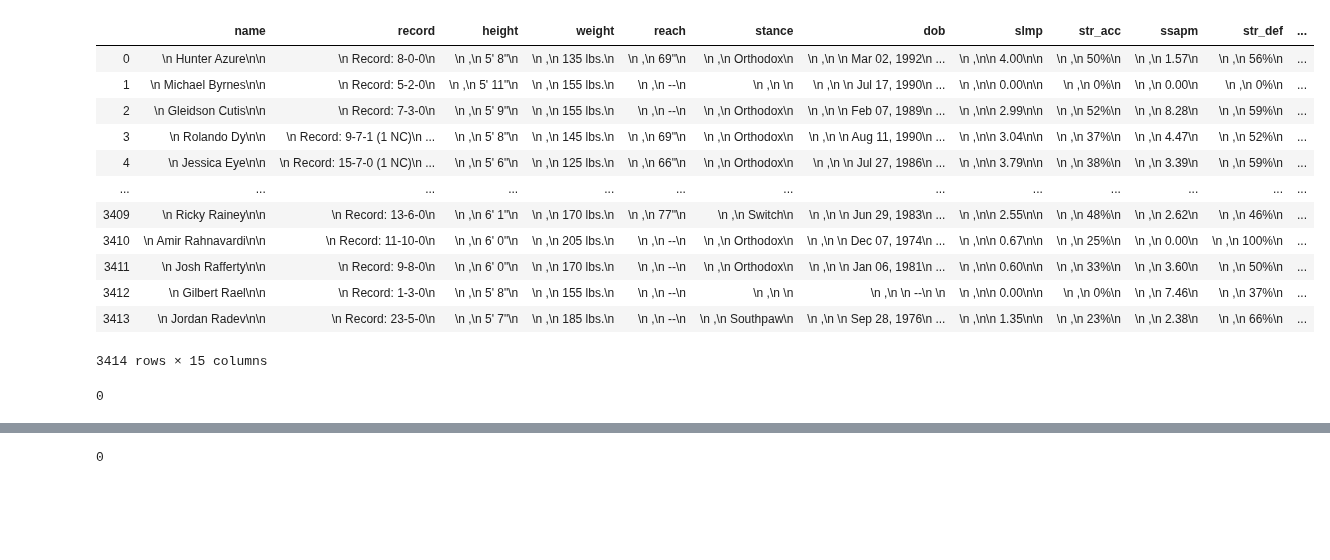
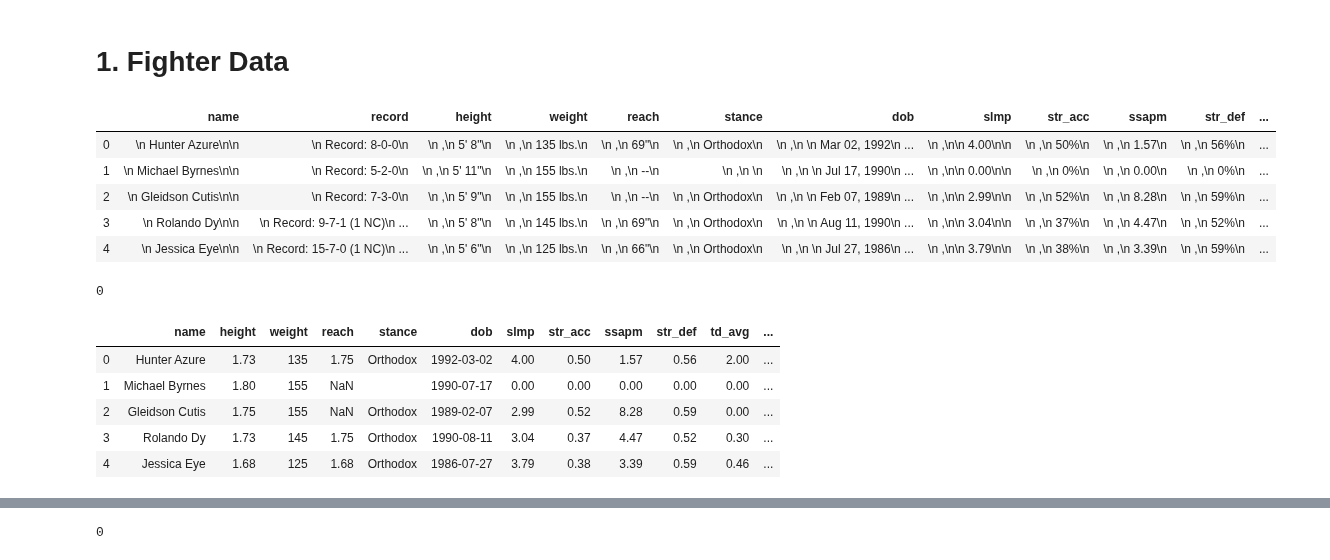
Before and after one commit to ravimalde/ufc_fight_predictor, a Jupyter notebook: cleaning.ipynb, the cells around one changed output, grey strips where cells are left out. Drawn from its saved outputs; the diff is of its cells as text; code cells hidden in the pictures; blank space fills up the shorter version.

```diff
--- a/cleaning.ipynb
+++ b/cleaning.ipynb
@@ -3,21 +5,16 @@ import pandas as pd
+# %% [markdown]
+# 1. Fighter Data
 # %%
 fighter_df = pd.read_csv("ufc_scrape/data_fighters.csv")
 # %%
-fighter_df
+fighter_df.head()
 # %% [output]
 |  | name | record | height | weight | reach | stance | dob | slmp | str_acc | ssapm | str_def | ... |
 | 0 | \n Hunter Azure\n\n | \n Record: 8-0-0\n | \n ,\n 5' 8"\n | \n ,\n 135 lbs.\n | \n ,\n 69"\n | \n ,\n Orthodox\n | \n ,\n \n Mar 02, 1992\n ... | \n ,\n\n 4.00\n\n | \n ,\n 50%\n | \n ,\n 1.57\n | \n ,\n 56%\n | ... |
 | 1 | \n Michael Byrnes\n\n | \n Record: 5-2-0\n | \n ,\n 5' 11"\n | \n ,\n 155 lbs.\n | \n ,\n --\n | \n ,\n \n | \n ,\n \n Jul 17, 1990\n ... | \n ,\n\n 0.00\n\n | \n ,\n 0%\n | \n ,\n 0.00\n | \n ,\n 0%\n | ... |
 | 2 | \n Gleidson Cutis\n\n | \n Record: 7-3-0\n | \n ,\n 5' 9"\n | \n ,\n 155 lbs.\n | \n ,\n --\n | \n ,\n Orthodox\n | \n ,\n \n Feb 07, 1989\n ... | \n ,\n\n 2.99\n\n | \n ,\n 52%\n | \n ,\n 8.28\n | \n ,\n 59%\n | ... |
 | 3 | \n Rolando Dy\n\n | \n Record: 9-7-1 (1 NC)\n ... | \n ,\n 5' 8"\n | \n ,\n 145 lbs.\n | \n ,\n 69"\n | \n ,\n Orthodox\n | \n ,\n \n Aug 11, 1990\n ... | \n ,\n\n 3.04\n\n | \n ,\n 37%\n | \n ,\n 4.47\n | \n ,\n 52%\n | ... |
 | 4 | \n Jessica Eye\n\n | \n Record: 15-7-0 (1 NC)\n ... | \n ,\n 5' 6"\n | \n ,\n 125 lbs.\n | \n ,\n 66"\n | \n ,\n Orthodox\n | \n ,\n \n Jul 27, 1986\n ... | \n ,\n\n 3.79\n\n | \n ,\n 38%\n | \n ,\n 3.39\n | \n ,\n 59%\n | ... |
-| ... | ... | ... | ... | ... | ... | ... | ... | ... | ... | ... | ... | ... |
-| 3409 | \n Ricky Rainey\n\n | \n Record: 13-6-0\n | \n ,\n 6' 1"\n | \n ,\n 170 lbs.\n | \n ,\n 77"\n | \n ,\n Switch\n | \n ,\n \n Jun 29, 1983\n ... | \n ,\n\n 2.55\n\n | \n ,\n 48%\n | \n ,\n 2.62\n | \n ,\n 46%\n | ... |
-| 3410 | \n Amir Rahnavardi\n\n | \n Record: 11-10-0\n | \n ,\n 6' 0"\n | \n ,\n 205 lbs.\n | \n ,\n --\n | \n ,\n Orthodox\n | \n ,\n \n Dec 07, 1974\n ... | \n ,\n\n 0.67\n\n | \n ,\n 25%\n | \n ,\n 0.00\n | \n ,\n 100%\n | ... |
-| 3411 | \n Josh Rafferty\n\n | \n Record: 9-8-0\n | \n ,\n 6' 0"\n | \n ,\n 170 lbs.\n | \n ,\n --\n | \n ,\n Orthodox\n | \n ,\n \n Jan 06, 1981\n ... | \n ,\n\n 0.60\n\n | \n ,\n 33%\n | \n ,\n 3.60\n | \n ,\n 50%\n | ... |
-| 3412 | \n Gilbert Rael\n\n | \n Record: 1-3-0\n | \n ,\n 5' 8"\n | \n ,\n 155 lbs.\n | \n ,\n --\n | \n ,\n \n | \n ,\n \n --\n \n | \n ,\n\n 0.00\n\n | \n ,\n 0%\n | \n ,\n 7.46\n | \n ,\n 37%\n | ... |
-| 3413 | \n Jordan Radev\n\n | \n Record: 23-5-0\n | \n ,\n 5' 7"\n | \n ,\n 185 lbs.\n | \n ,\n --\n | \n ,\n Southpaw\n | \n ,\n \n Sep 28, 1976\n ... | \n ,\n\n 1.35\n\n | \n ,\n 23%\n | \n ,\n 2.38\n | \n ,\n 66%\n | ... |
-3414 rows × 15 columns
 # %%
 fighter_df.duplicated(subset=None).sum()
 # %% [output]
@@ -24,0 +60,9 @@ fighter_df.duplicated(subset=None).sum()
+# %%
+fighter_df.head()
+# %% [output]
+|  | name | height | weight | reach | stance | dob | slmp | str_acc | ssapm | str_def | td_avg | ... |
+| 0 | Hunter Azure | 1.73 | 135 | 1.75 | Orthodox | 1992-03-02 | 4.00 | 0.50 | 1.57 | 0.56 | 2.00 | ... |
+| 1 | Michael Byrnes | 1.80 | 155 | NaN |  | 1990-07-17 | 0.00 | 0.00 | 0.00 | 0.00 | 0.00 | ... |
+| 2 | Gleidson Cutis | 1.75 | 155 | NaN | Orthodox | 1989-02-07 | 2.99 | 0.52 | 8.28 | 0.59 | 0.00 | ... |
+| 3 | Rolando Dy | 1.73 | 145 | 1.75 | Orthodox | 1990-08-11 | 3.04 | 0.37 | 4.47 | 0.52 | 0.30 | ... |
+| 4 | Jessica Eye | 1.68 | 125 | 1.68 | Orthodox | 1986-07-27 | 3.79 | 0.38 | 3.39 | 0.59 | 0.46 | ... |
```
Also changed, not shown: parts of 27 cells of this notebook.
